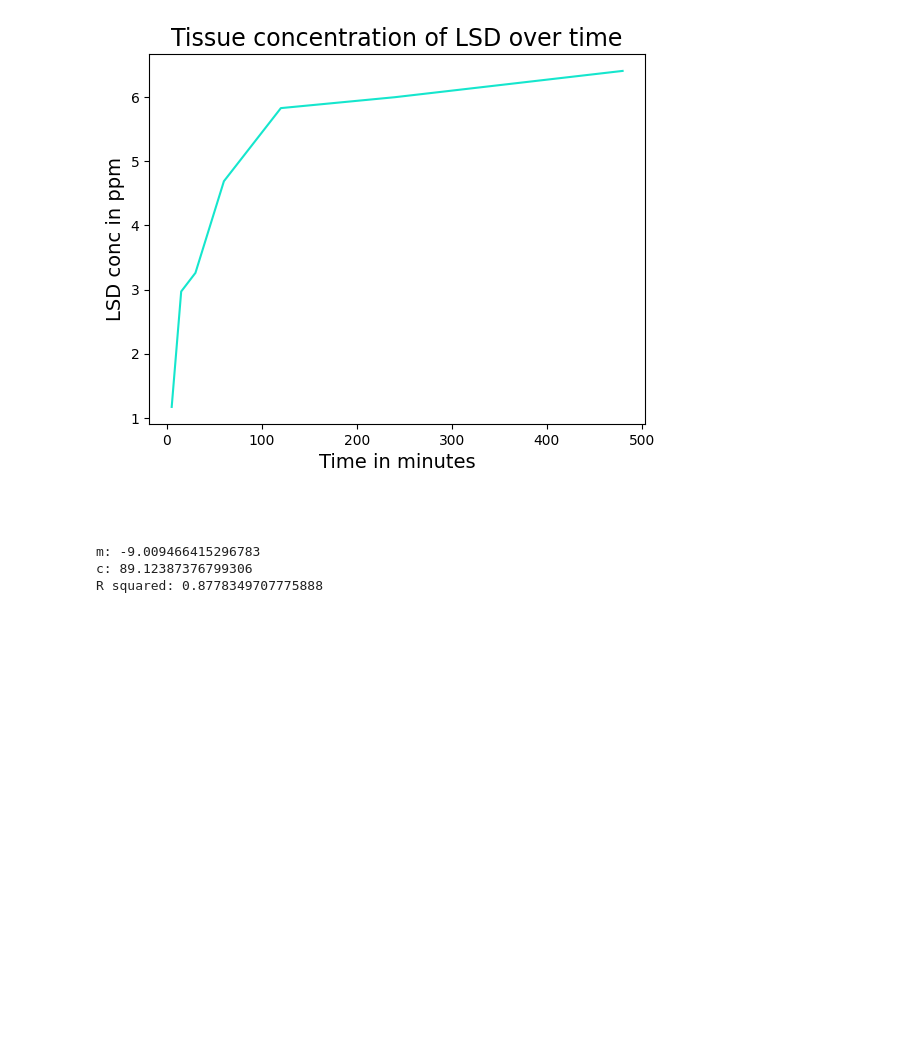
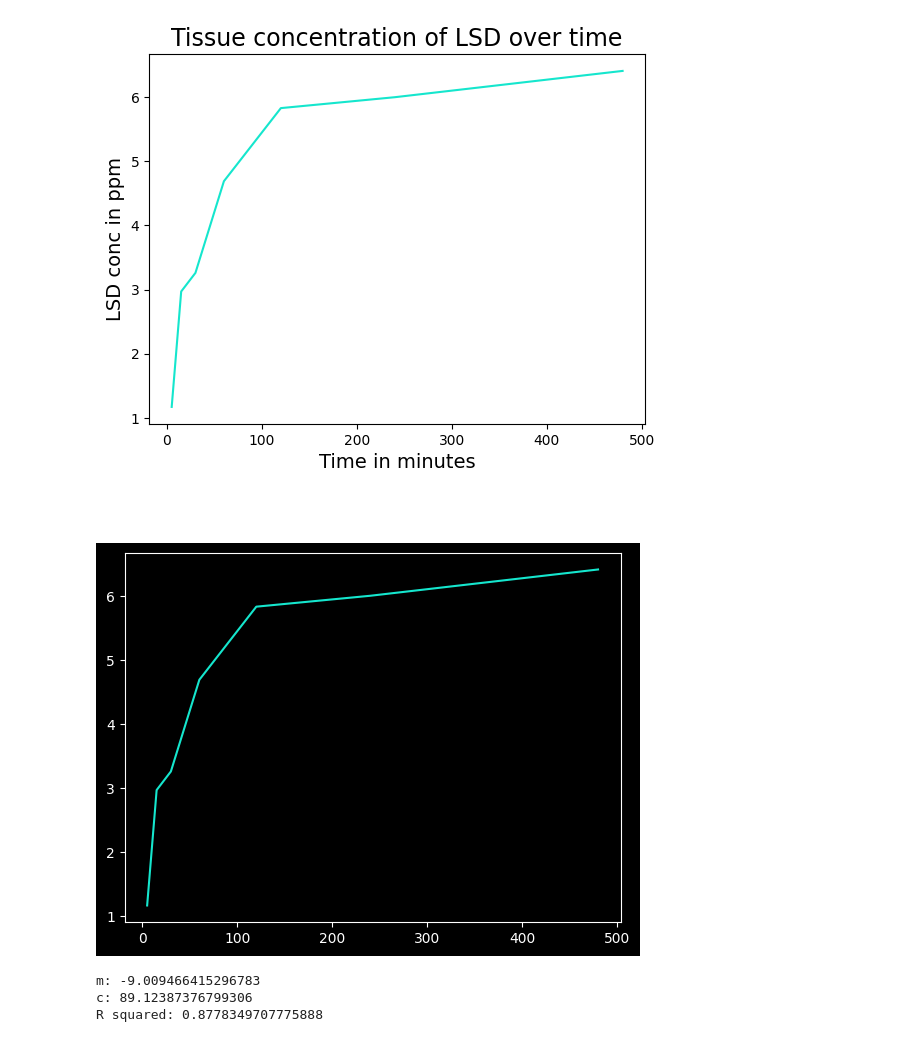
Before and after one commit to nazifishrak/Data-Science, a Jupyter notebook: Linear Regression/LSDStudy.ipynb, the cells around one changed output. Saved outputs shown, nothing was run; the diff lists cells and outputs as text; code cells hidden in the pictures; blank space fills up the shorter version.

```diff
--- a/Linear Regression/LSDStudy.ipynb
+++ b/Linear Regression/LSDStudy.ipynb
@@ -39,6 +39,12 @@ plt.plot(time,LSD, color='#15E6CD')
 plt.show()
 # %% [output]
 [figure]
+# %%
+plt.plot(time,LSD, color='#15E6CD')
+
+plt.show()
+# %% [output]
+[figure, added]
 # %%
 #Machine Learning Part
 #Creating a regression object
```
Also changed, not shown: parts of 1 cell of this notebook, 3 other files.
